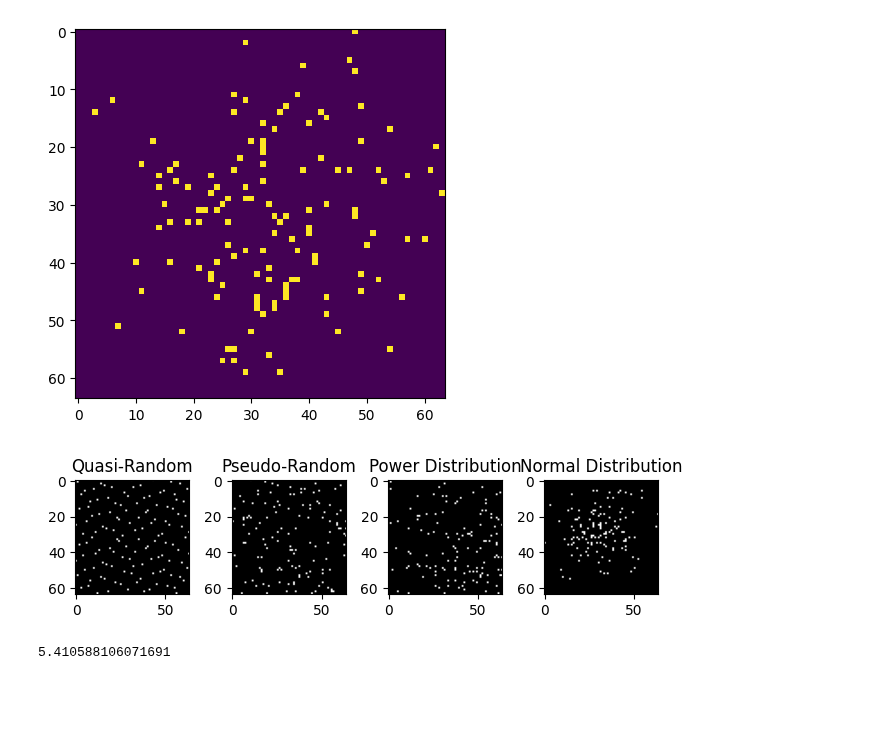
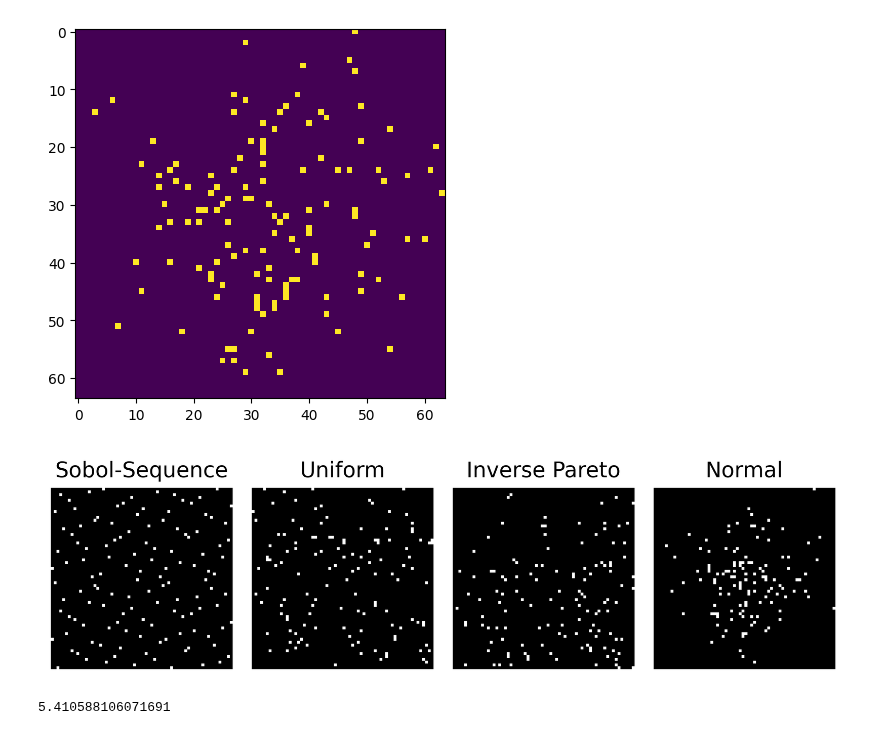
Before and after one commit to Kayzi0/ExplainBlobs, a Jupyter notebook: model_train.ipynb, the cells around one changed output. Saved outputs shown, nothing was run; the diff lists cells and outputs as text; code cells hidden in the pictures; blank space fills up the shorter version.

Commit message:
added additional visualisation

```diff
--- a/model_train.ipynb
+++ b/model_train.ipynb
@@ -84,25 +91,26 @@ for i in tqdm(range(N)):
 # %%
 #display one pathological and one healthy image
 fig, ax = plt.subplots(1,4)
-
+fig.set_dpi(500)
 quasi_img = imgs[:,:,np.where(labels == 0)[0][0]]
 pseudo_img = imgs[:,:,np.where(labels ==1)[0][0]]
 pow_img = imgs[:,:,np.where(labels ==2)[0][0]]
 normal_img = imgs[:,:,np.where(labels ==3)[0][0]]
 
 ax[0].imshow(quasi_img, cmap=plt.cm.gray)
 ax[1].imshow(pseudo_img, cmap=plt.cm.gray)
 ax[2].imshow(pow_img, cmap='gray')
 ax[3].imshow(normal_img, cmap ='gray')
-
-ax[0].set_title("Quasi-Random");
-ax[1].set_title("Pseudo-Random");
-ax[2].set_title("Power Distribution");
-ax[3].set_title('Normal Distribution');
+for i in range(4):
+    ax[i].axis('off')
+ax[0].set_title("Sobol-Sequence");
+ax[1].set_title("Uniform");
+ax[2].set_title("Inverse Pareto");
+ax[3].set_title('Normal');
 
 fig.tight_layout()
 # %% [output]
-[figure, old version]
+[figure, new version]
 # %%
 from scipy import ndimage
 from skimage.filters import threshold_otsu
```
Also changed, not shown: parts of 10 cells of this notebook.
